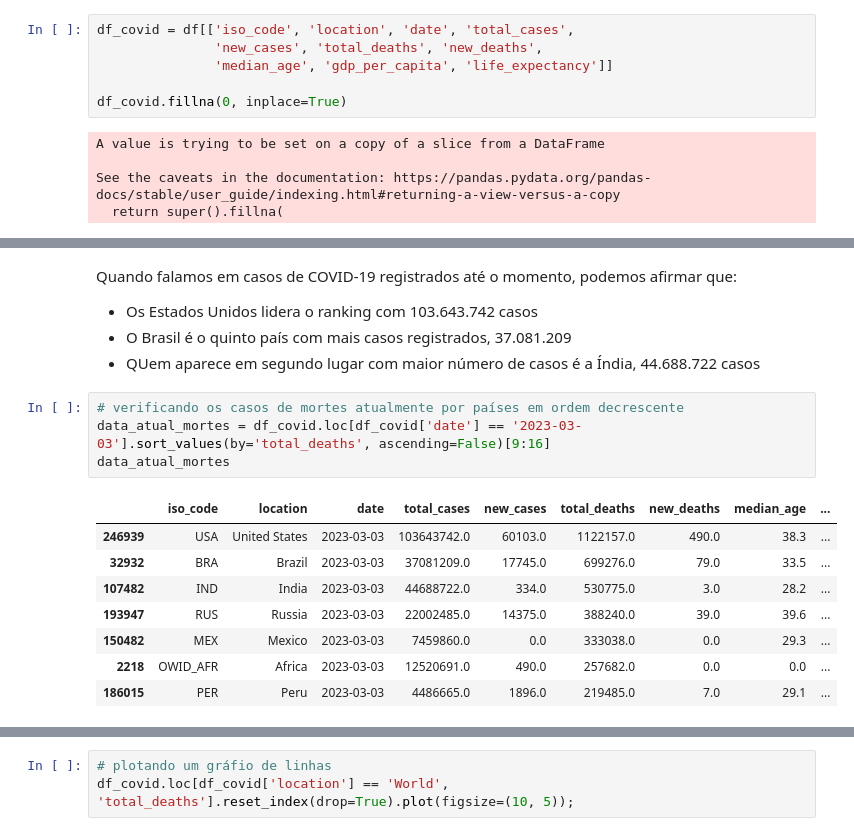
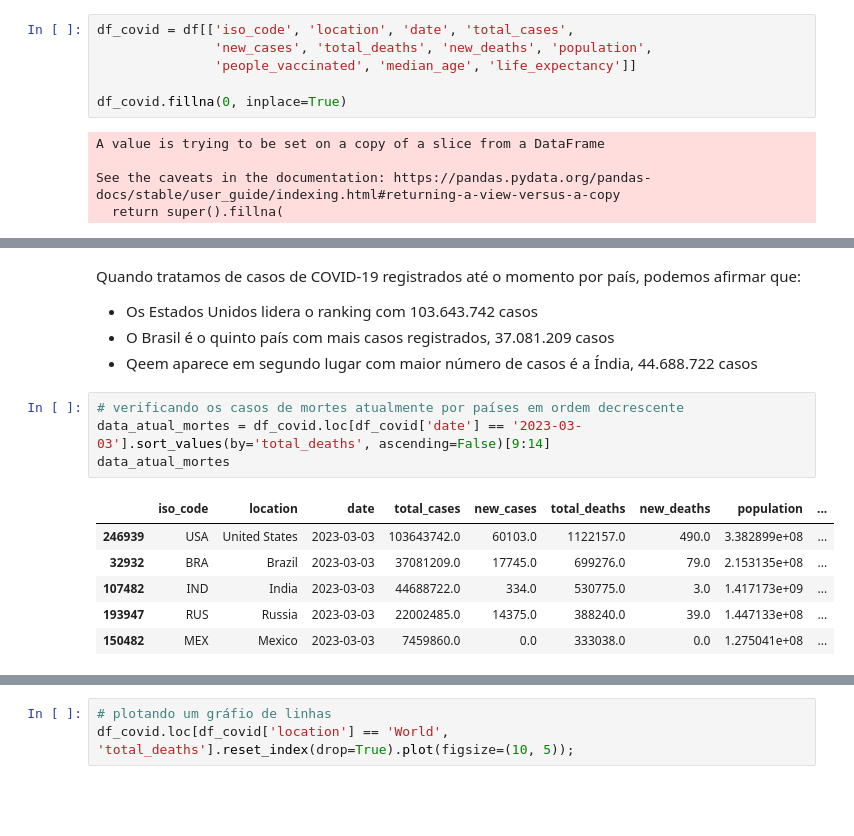
Before and after one commit to julianadslopes/Data_Science, a Jupyter notebook: Projeto_Covid19/Projeto_Panorama_da_COVID_19_no_Brasil_e_no_Mundo.ipynb, the cells around one changed output, grey strips where cells are left out. Cells and saved outputs as stored; diff of their text form; blank space fills up the shorter version.

```diff
--- a/Projeto_Covid19/Projeto_Panorama_da_COVID_19_no_Brasil.ipynb
+++ b/Projeto_Covid19/Projeto_Panorama_da_COVID_19_no_Brasil_e_no_Mundo.ipynb
@@ -216,7 +236,7 @@ Para fazer isso é preciso entender quais as perguntas do negócio eu preciso re
 # %%
 df_covid = df[['iso_code', 'location', 'date', 'total_cases',
-               'new_cases', 'total_deaths', 'new_deaths',
-               'median_age', 'gdp_per_capita', 'life_expectancy']]
+               'new_cases', 'total_deaths', 'new_deaths', 'population',
+               'people_vaccinated', 'median_age', 'life_expectancy']]
 
 df_covid.fillna(0, inplace=True)
 # %% [output]
@@ -289,20 +361,18 @@ data_atual_casos
 # %% [markdown]
-Quando falamos em casos de COVID-19 registrados até o momento, podemos afirmar que:
+Quando tratamos de casos de COVID-19 registrados até o momento por país, podemos afirmar que:
 
 * Os Estados Unidos lidera o ranking com 103.643.742 casos
-* O Brasil é o quinto país com mais casos registrados, 37.081.209
-* QUem aparece em segundo lugar com maior número de casos é a Índia, 44.688.722 casos
+* O Brasil é o quinto país com mais casos registrados, 37.081.209 casos
+* Qeem aparece em segundo lugar com maior número de casos é a Índia, 44.688.722 casos
 # %%
 # verificando os casos de mortes atualmente por países em ordem decrescente
-data_atual_mortes = df_covid.loc[df_covid['date'] == '2023-03-03'].sort_values(by='total_deaths', ascending=False)[9:16]
+data_atual_mortes = df_covid.loc[df_covid['date'] == '2023-03-03'].sort_values(by='total_deaths', ascending=False)[9:14]
 data_atual_mortes
 # %% [output]
-|  | iso_code | location | date | total_cases | new_cases | total_deaths | new_deaths | median_age | ... |
-| 246939 | USA | United States | 2023-03-03 | 103643742.0 | 60103.0 | 1122157.0 | 490.0 | 38.3 | ... |
-| 32932 | BRA | Brazil | 2023-03-03 | 37081209.0 | 17745.0 | 699276.0 | 79.0 | 33.5 | ... |
-| 107482 | IND | India | 2023-03-03 | 44688722.0 | 334.0 | 530775.0 | 3.0 | 28.2 | ... |
-| 193947 | RUS | Russia | 2023-03-03 | 22002485.0 | 14375.0 | 388240.0 | 39.0 | 39.6 | ... |
-| 150482 | MEX | Mexico | 2023-03-03 | 7459860.0 | 0.0 | 333038.0 | 0.0 | 29.3 | ... |
-| 2218 | OWID_AFR | Africa | 2023-03-03 | 12520691.0 | 490.0 | 257682.0 | 0.0 | 0.0 | ... |
-| 186015 | PER | Peru | 2023-03-03 | 4486665.0 | 1896.0 | 219485.0 | 7.0 | 29.1 | ... |
+|  | iso_code | location | date | total_cases | new_cases | total_deaths | new_deaths | population | ... |
+| 246939 | USA | United States | 2023-03-03 | 103643742.0 | 60103.0 | 1122157.0 | 490.0 | 3.382899e+08 | ... |
+| 32932 | BRA | Brazil | 2023-03-03 | 37081209.0 | 17745.0 | 699276.0 | 79.0 | 2.153135e+08 | ... |
+| 107482 | IND | India | 2023-03-03 | 44688722.0 | 334.0 | 530775.0 | 3.0 | 1.417173e+09 | ... |
+| 193947 | RUS | Russia | 2023-03-03 | 22002485.0 | 14375.0 | 388240.0 | 39.0 | 1.447133e+08 | ... |
+| 150482 | MEX | Mexico | 2023-03-03 | 7459860.0 | 0.0 | 333038.0 | 0.0 | 1.275041e+08 | ... |
 # %% [markdown]
```
Also changed, not shown: parts of 50 cells of this notebook.
